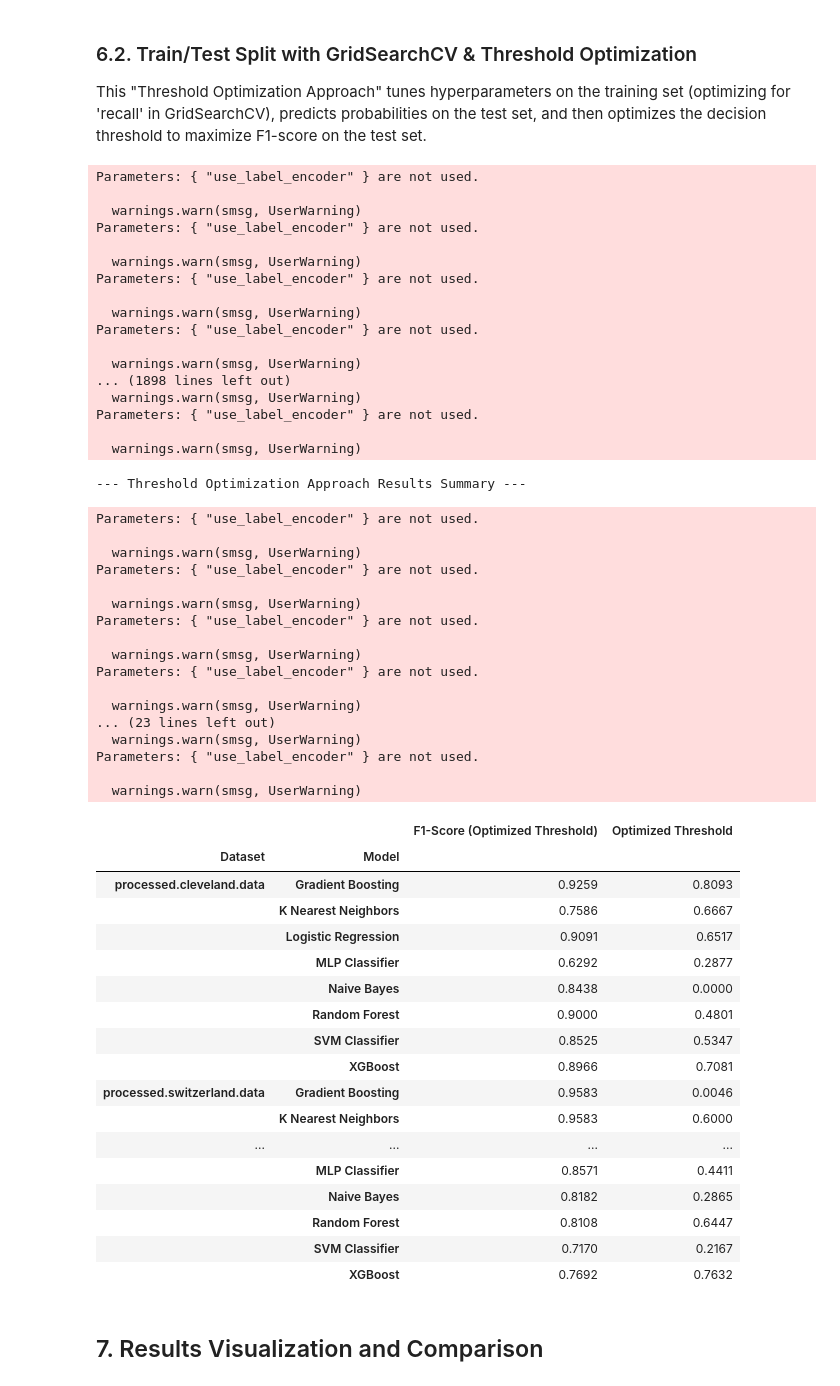
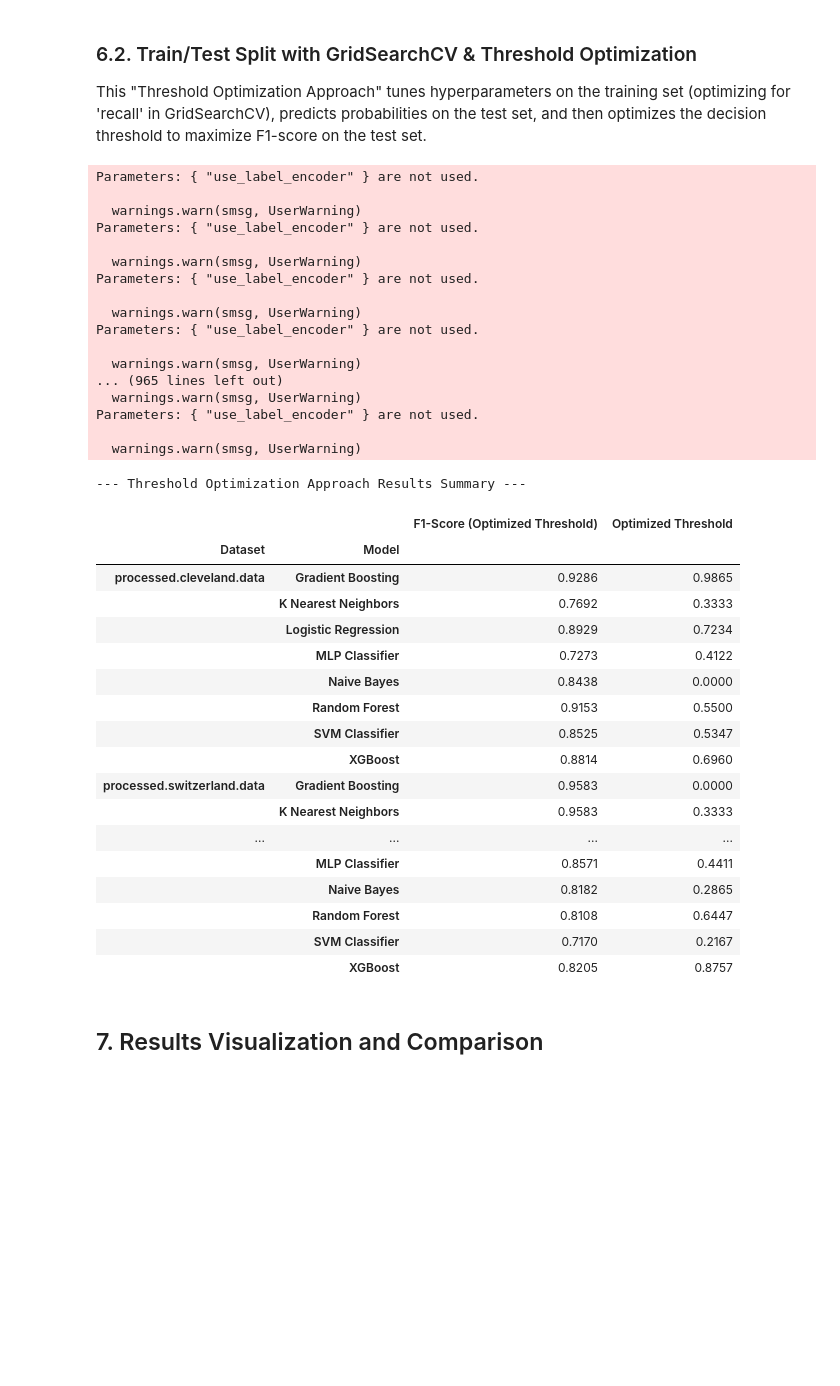
Before and after one commit to BytebenderCoco/machine-learning-predicting-heart-disease, a Jupyter notebook: heart_disease_prediction_baseline_vs_advanced_models.ipynb, the cells around one changed output. Saved outputs shown, nothing was run; the diff lists cells and outputs as text; code cells hidden in the pictures; blank space fills up the shorter version.

```diff
--- a/heart_disease_prediction_baseline_vs_advanced_models.ipynb
+++ b/heart_disease_prediction_baseline_vs_advanced_models.ipynb
@@ -341,7 +432,7 @@ for split_data in splits:
 
     for model_name, (pipeline, param_grid) in model_configurations.items():
         # print(f"  Model: {model_name}") # Removed for cleaner output
-        grid = GridSearchCV(pipeline, param_grid, cv=3, scoring='recall', n_jobs=-1) # cv=3 for speed
+        grid = GridSearchCV(pipeline, param_grid, cv=3, scoring='f1', n_jobs=-1) # cv=3 for speed
         grid.fit(x_train, y_train)
 
         y_probs = grid.predict_proba(x_test)[:, 1]
@@ -387,67 +478,50 @@ for res in detailed_classic_results:
         "F1-Score (Optimized Threshold)": res["F1-Score (Class 1, Opt Thresh)"],
         "Optimized Threshold": res["Optimized Threshold"] # Keep as float for pivoting
     })
 threshold_optimization_df_summary = pd.DataFrame(threshold_optimization_summary_list)
 
 print("\n--- Threshold Optimization Approach Results Summary ---")
 display(threshold_optimization_df_summary.pivot_table(
     index=['Dataset', 'Model'],
     values=['F1-Score (Optimized Threshold)', 'Optimized Threshold']
 ).round(4))
 # %% [output]
 Parameters: { "use_label_encoder" } are not used.
 
   warnings.warn(smsg, UserWarning)
 Parameters: { "use_label_encoder" } are not used.
 
   warnings.warn(smsg, UserWarning)
 Parameters: { "use_label_encoder" } are not used.
 
   warnings.warn(smsg, UserWarning)
 Parameters: { "use_label_encoder" } are not used.
 
   warnings.warn(smsg, UserWarning)
-... (1898 lines left out)
+... (965 lines left out)
   warnings.warn(smsg, UserWarning)
 Parameters: { "use_label_encoder" } are not used.
 
   warnings.warn(smsg, UserWarning)
 --- Threshold Optimization Approach Results Summary ---
-Parameters: { "use_label_encoder" } are not used.
-
-  warnings.warn(smsg, UserWarning)
-Parameters: { "use_label_encoder" } are not used.
-
-  warnings.warn(smsg, UserWarning)
-Parameters: { "use_label_encoder" } are not used.
-
-  warnings.warn(smsg, UserWarning)
-Parameters: { "use_label_encoder" } are not used.
-
-  warnings.warn(smsg, UserWarning)
-... (23 lines left out)
-  warnings.warn(smsg, UserWarning)
-Parameters: { "use_label_encoder" } are not used.
-
-  warnings.warn(smsg, UserWarning)
 |  |  | F1-Score (Optimized Threshold) | Optimized Threshold |
 | Dataset | Model |  |  |
-| processed.cleveland.data | Gradient Boosting | 0.9259 | 0.8093 |
-|  | K Nearest Neighbors | 0.7586 | 0.6667 |
-|  | Logistic Regression | 0.9091 | 0.6517 |
-|  | MLP Classifier | 0.6292 | 0.2877 |
+| processed.cleveland.data | Gradient Boosting | 0.9286 | 0.9865 |
+|  | K Nearest Neighbors | 0.7692 | 0.3333 |
+|  | Logistic Regression | 0.8929 | 0.7234 |
+|  | MLP Classifier | 0.7273 | 0.4122 |
 |  | Naive Bayes | 0.8438 | 0.0000 |
-|  | Random Forest | 0.9000 | 0.4801 |
+|  | Random Forest | 0.9153 | 0.5500 |
 |  | SVM Classifier | 0.8525 | 0.5347 |
-|  | XGBoost | 0.8966 | 0.7081 |
-| processed.switzerland.data | Gradient Boosting | 0.9583 | 0.0046 |
-|  | K Nearest Neighbors | 0.9583 | 0.6000 |
+|  | XGBoost | 0.8814 | 0.6960 |
+| processed.switzerland.data | Gradient Boosting | 0.9583 | 0.0000 |
+|  | K Nearest Neighbors | 0.9583 | 0.3333 |
 | ... | ... | ... | ... |
 |  | MLP Classifier | 0.8571 | 0.4411 |
 |  | Naive Bayes | 0.8182 | 0.2865 |
 |  | Random Forest | 0.8108 | 0.6447 |
 |  | SVM Classifier | 0.7170 | 0.2167 |
-|  | XGBoost | 0.7692 | 0.7632 |
+|  | XGBoost | 0.8205 | 0.8757 |
 # %% [markdown]
 ## 7. Results Visualization and Comparison
 # %% [markdown]
```
Also changed, not shown: parts of 8 cells of this notebook.
